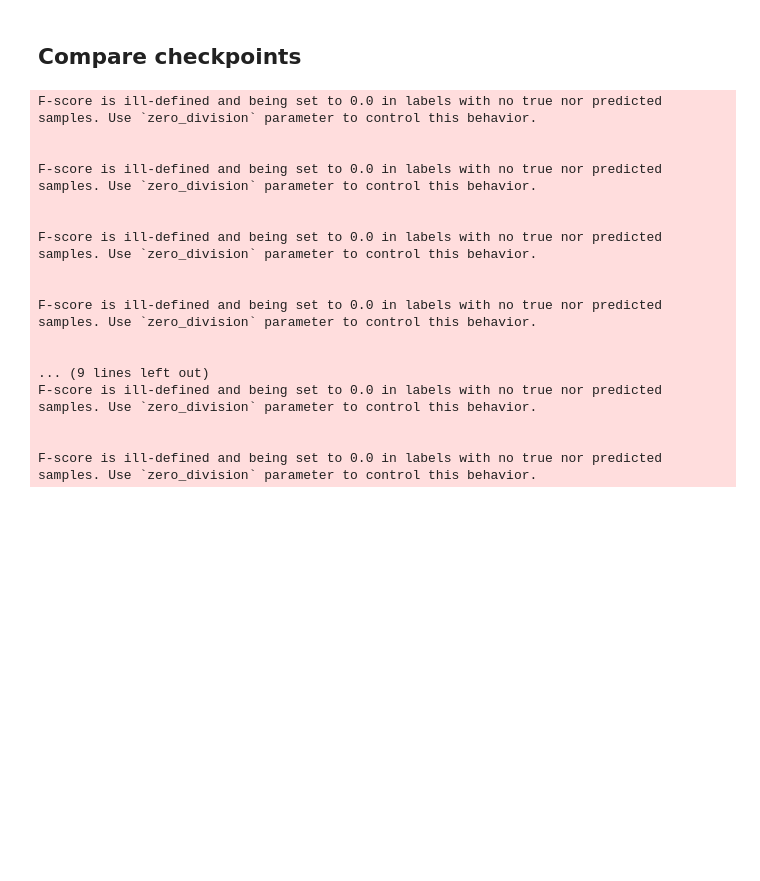
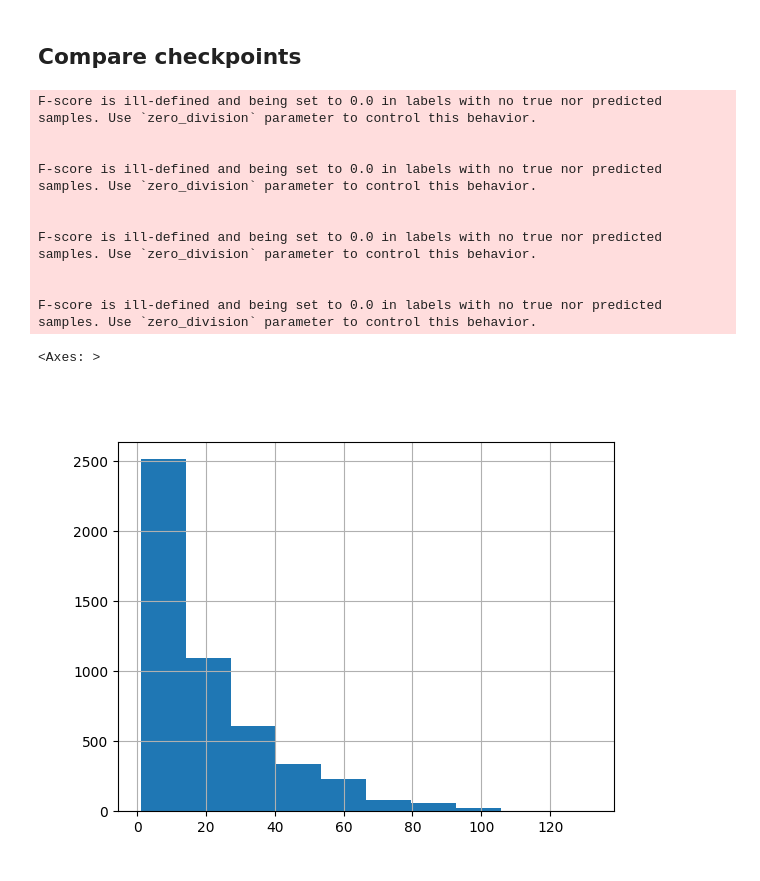
Before and after one commit to morand-g/malpolon-marbec, a Jupyter notebook: examples/RLS/RLS - PA outputs.ipynb, the cells around one changed output. Saved outputs shown, nothing was run; the diff lists cells and outputs as text; code cells hidden in the pictures; blank space fills up the shorter version.

```diff
--- a/examples/RLS/RLS - PA outputs.ipynb
+++ b/examples/RLS/RLS - PA outputs.ipynb
@@ -369,14 +421,18 @@ checkpoints = {'9_env_pa-2025-02-04_16-46-preds' : 'Environment17',
 
 checkpoints = {'18_humenv_dhw_cat_pa-2025-07-07_16-55-preds': 0,
                #'18_humenv_dhw_cat_pa-2025-07-02_16-41-preds': .011111,
-               '18_humenv_dhw_cat_pa-2025-07-08_09-39-preds': .01,
-               '18_humenv_dhw_cat_pa-2025-07-08_09-29-preds': .2,
-               '18_humenv_dhw_cat_pa-2025-07-08_10-14-preds': .04,
-               '18_humenv_dhw_cat_pa-2025-07-08_10-58-preds': .1,
-               '18_humenv_dhw_cat_pa-2025-07-08_12-50-preds': 0.025,
-               '18_humenv_dhw_cat_pa-2025-07-08_13-49-preds': 0.001,
-               '18_humenv_dhw_cat_pa-2025-07-08_15-24-preds': 0.004,
-               '18_humenv_dhw_cat_pa-2025-07-08_16-41-preds': 0.08}
+            #   '18_humenv_dhw_cat_pa-2025-07-08_09-39-preds': .01,
+            #    '18_humenv_dhw_cat_pa-2025-07-08_09-29-preds': .2,
+            #    '18_humenv_dhw_cat_pa-2025-07-08_10-14-preds': .04,
+            #   '18_humenv_dhw_cat_pa-2025-07-08_10-58-preds': .1,
+            #    '18_humenv_dhw_cat_pa-2025-07-08_12-50-preds': 0.025,
+            #   '18_humenv_dhw_cat_pa-2025-07-08_13-49-preds': 0.001,
+            #    '18_humenv_dhw_cat_pa-2025-07-08_15-24-preds': 0.004,
+            #    '18_humenv_dhw_cat_pa-2025-07-08_16-41-preds': 0.08,
+            '18_humenv_dhw_cat_pa-2025-07-09_13-48-preds': 0.1,
+            '18_humenv_dhw_cat_pa-2025-07-09_14-39-preds': 0.02,
+            '18_humenv_dhw_cat_pa-2025-07-09_15-30-preds': 0.5,}
+            # '18_humenv_dhw_cat_pa-2025-07-09_16-22-preds': 2}
 
 
 points = []
@@ -406,13 +462,6 @@ F-score is ill-defined and being set to 0.0 in labels with no true nor predicted
 
 
 F-score is ill-defined and being set to 0.0 in labels with no true nor predicted samples. Use `zero_division` parameter to control this behavior.
-
-
-... (9 lines left out)
-F-score is ill-defined and being set to 0.0 in labels with no true nor predicted samples. Use `zero_division` parameter to control this behavior.
-
-
-F-score is ill-defined and being set to 0.0 in labels with no true nor predicted samples. Use `zero_division` parameter to control this behavior.
 # %%
 data = pd.DataFrame(points)
 data['size'] = 12
@@ -438,2 +488,7 @@ fig.add_traces(list(px.line(data, x='False Positives', y='False Negatives').sele
 
 fig.show()
+# %%
+targets_sr.hist()
+# %% [output]
+<Axes: >
+[figure, added]
```
Also changed, not shown: parts of 13 cells of this notebook.
